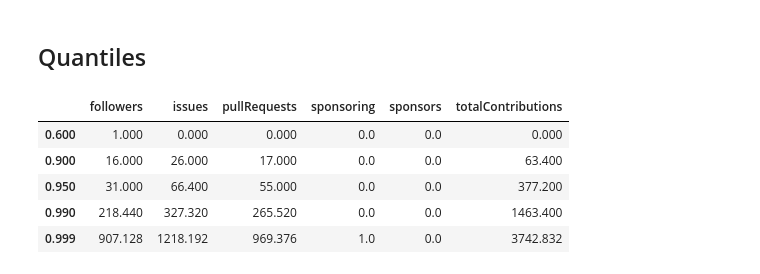
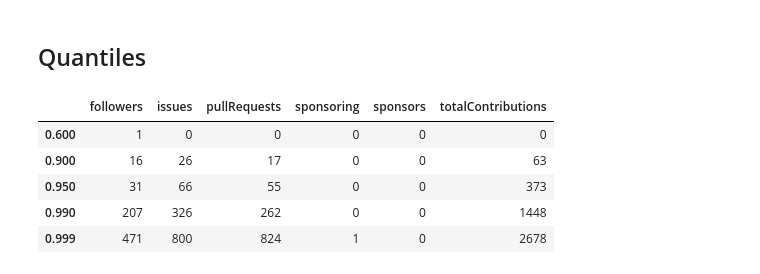
Before and after one commit to interep-project/interep-groups-eda, a Jupyter notebook: eda/gh-other-stats.ipynb, the cells around one changed output. Cells and saved outputs as stored; diff of their text form; code cells hidden in the pictures.

```diff
--- a/eda/gh-other-stats.ipynb
+++ b/eda/gh-other-stats.ipynb
@@ -57,11 +61,11 @@ df.boxplot(figsize=[10,6])
 # %% [markdown]
 ## Quantiles
 # %%
-df.quantile([0.6, 0.9, 0.95, 0.99, 0.999])
+df.quantile([0.6, 0.9, 0.95, 0.99, 0.999], interpolation='lower')
 # %% [output]
 |  | followers | issues | pullRequests | sponsoring | sponsors | totalContributions |
-| 0.600 | 1.000 | 0.000 | 0.000 | 0.0 | 0.0 | 0.000 |
-| 0.900 | 16.000 | 26.000 | 17.000 | 0.0 | 0.0 | 63.400 |
-| 0.950 | 31.000 | 66.400 | 55.000 | 0.0 | 0.0 | 377.200 |
-| 0.990 | 218.440 | 327.320 | 265.520 | 0.0 | 0.0 | 1463.400 |
-| 0.999 | 907.128 | 1218.192 | 969.376 | 1.0 | 0.0 | 3742.832 |
+| 0.600 | 1 | 0 | 0 | 0 | 0 | 0 |
+| 0.900 | 16 | 26 | 17 | 0 | 0 | 63 |
+| 0.950 | 31 | 66 | 55 | 0 | 0 | 373 |
+| 0.990 | 207 | 326 | 262 | 0 | 0 | 1448 |
+| 0.999 | 471 | 800 | 824 | 1 | 0 | 2678 |
```
Also changed, not shown: parts of 2 cells of this notebook.
